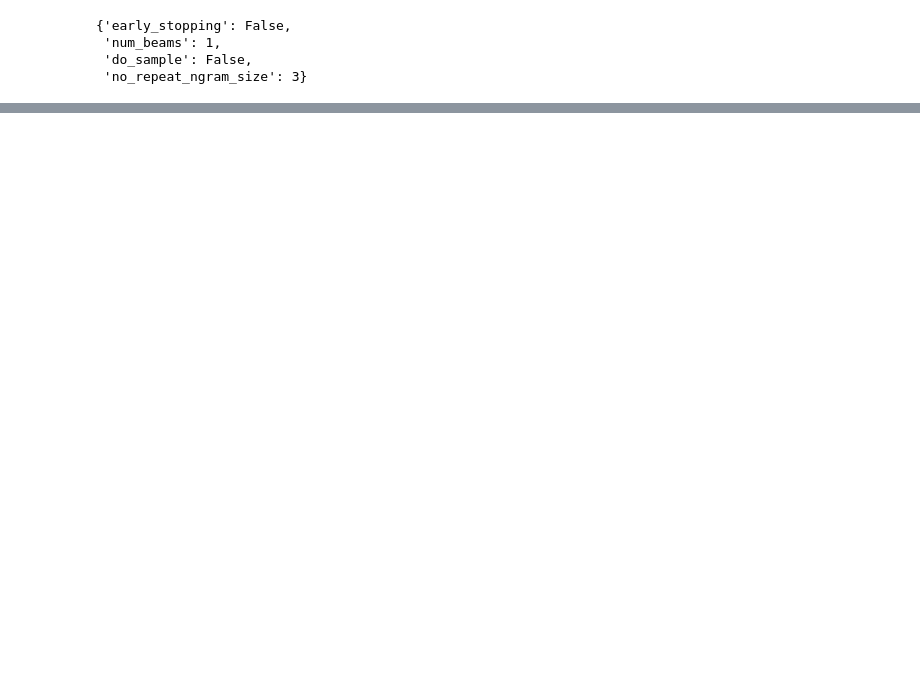
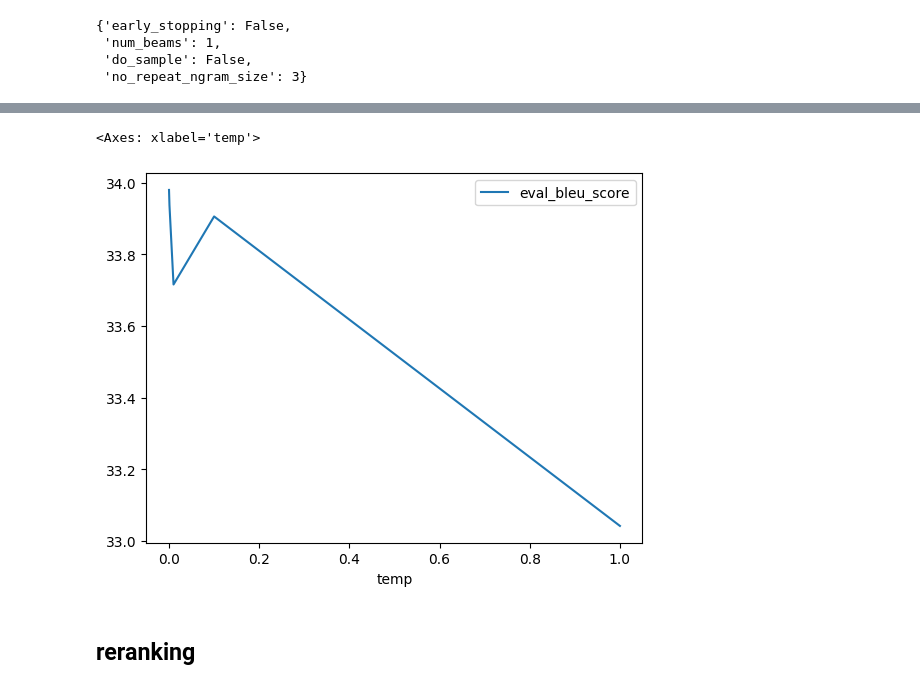
Before and after one commit to jxmorris12/vec2text, a Jupyter notebook: notebooks/2023-05-05 Contrastive decoding.ipynb, the cells around one changed output, grey strips where cells are left out. Drawn from its saved outputs; the diff is of its cells as text; code cells hidden in the pictures; blank space fills up the shorter version.

```diff
--- a/notebooks/2023-05-05 Contrastive decoding.ipynb
+++ b/notebooks/2023-05-05 Contrastive decoding.ipynb
@@ -271,0 +549,7 @@ the same rights as straight people, while 15% disagreed. Additionally, 69% agree
+# %%
+df.groupby('temp').mean().reset_index().plot(kind='line', x='temp', y='eval_bleu_score')
+# %% [output]
+<Axes: xlabel='temp'>
+[figure, added]
+# %% [markdown]
+## reranking
```
Also changed, not shown: parts of 28 cells of this notebook, 5 other files.
